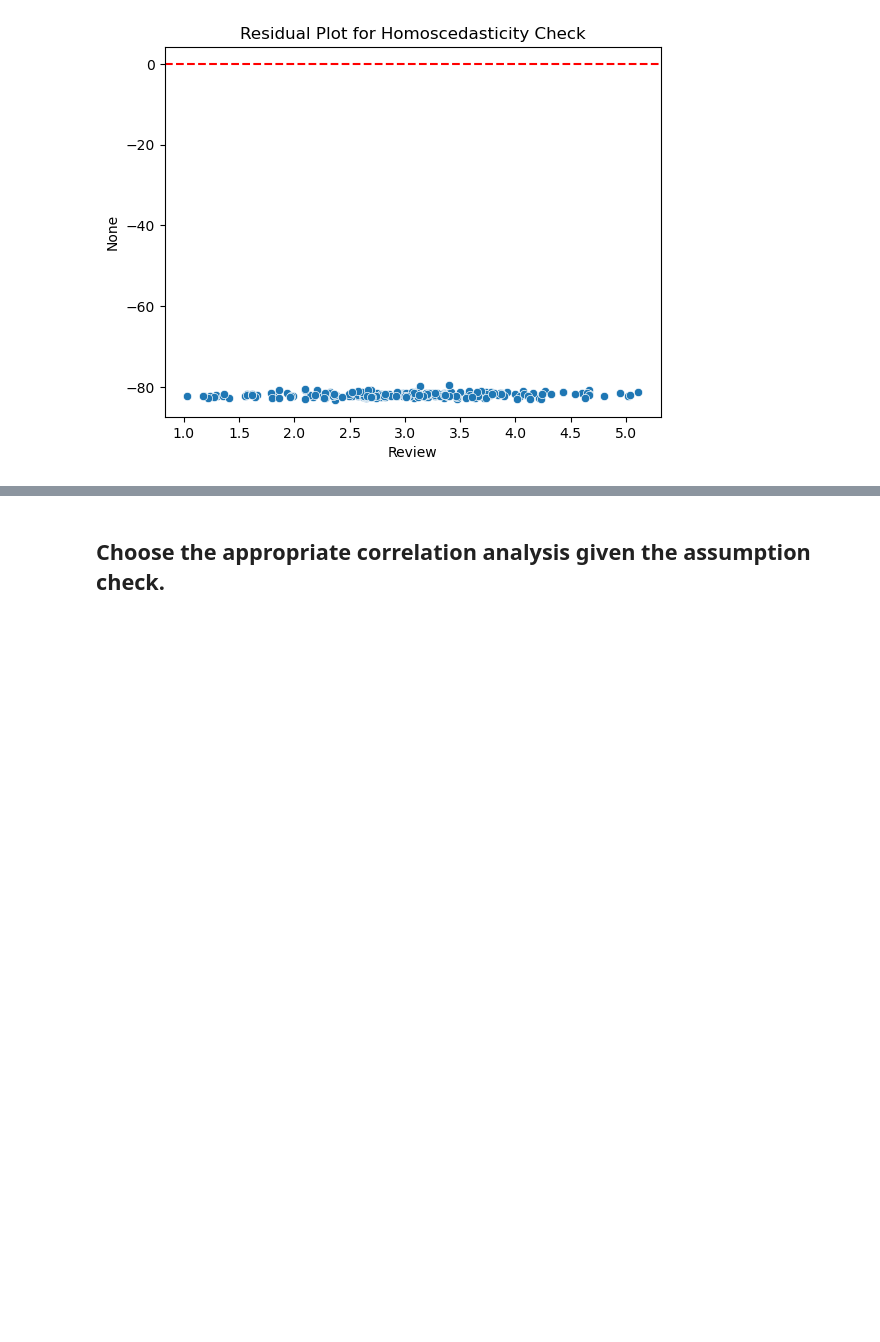
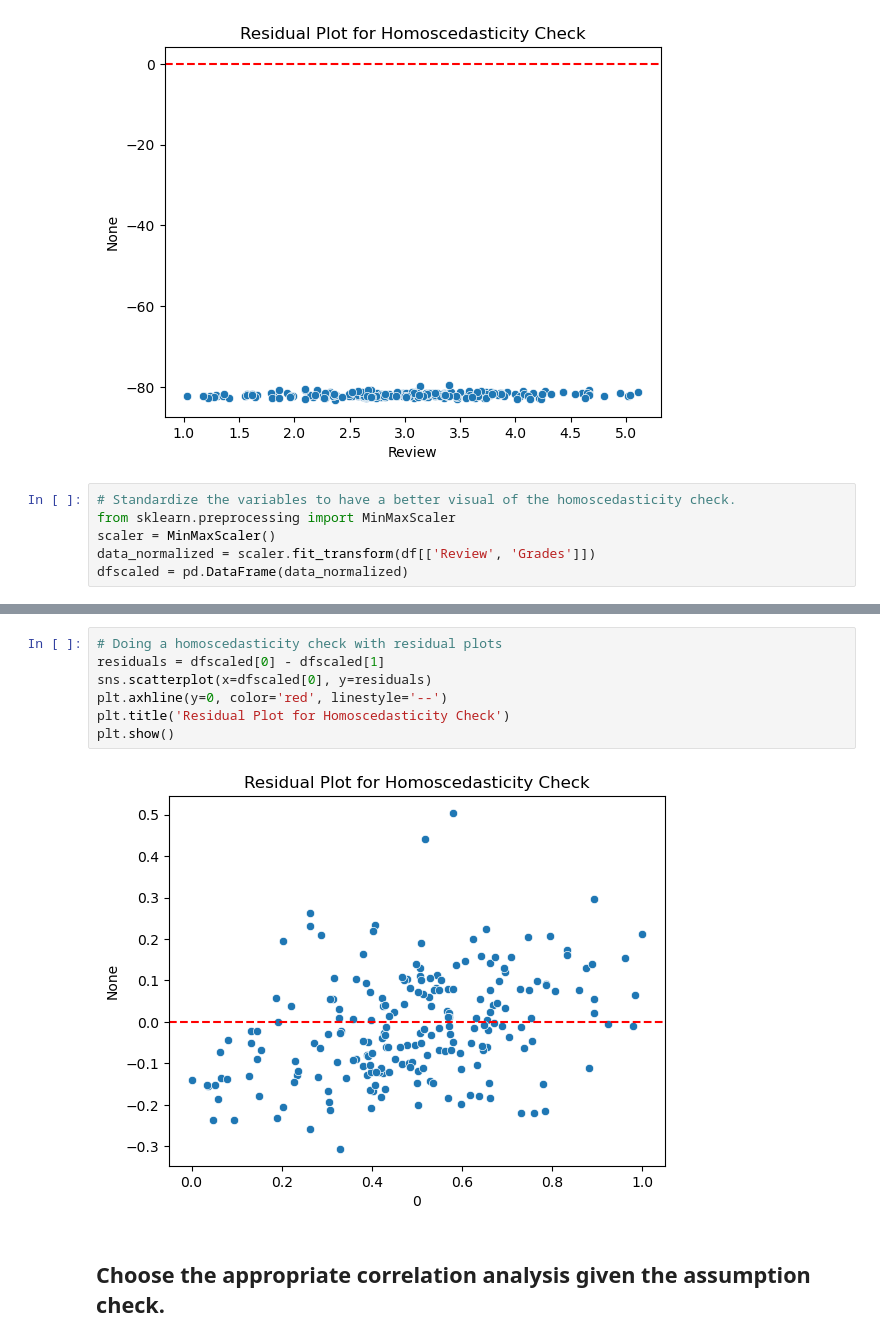
Before and after one commit to Dcroix/Kickstart-DataScience-Python, a Jupyter notebook: 9 Exploring Associations between Variables.ipynb, the cells around one changed output, grey strips where cells are left out. Cells and saved outputs as stored; diff of their text form; blank space fills up the shorter version.

```diff
--- a/9 Exploring Associations between Variables.ipynb
+++ b/9 Exploring Associations between Variables.ipynb
@@ -52,3 +52,9 @@ plt.title('Residual Plot for Homoscedasticity Check')
 plt.show()
 # %% [output]
 [figure]
+# %%
+# Standardize the variables to have a better visual of the homoscedasticity check.
+from sklearn.preprocessing import MinMaxScaler
+scaler = MinMaxScaler()
+data_normalized = scaler.fit_transform(df[['Review', 'Grades']])
+dfscaled = pd.DataFrame(data_normalized)
@@ -55,3 +67,12 @@ plt.show()
+# %%
+# Doing a homoscedasticity check with residual plots
+residuals = dfscaled[0] - dfscaled[1]
+sns.scatterplot(x=dfscaled[0], y=residuals)
+plt.axhline(y=0, color='red', linestyle='--')
+plt.title('Residual Plot for Homoscedasticity Check')
+plt.show()
+# %% [output]
+[figure, added]
 # %% [markdown]
 ## Choose the appropriate correlation analysis  given the assumption check.
 # %%
```
Also changed, not shown: parts of 1 cell of this notebook.
